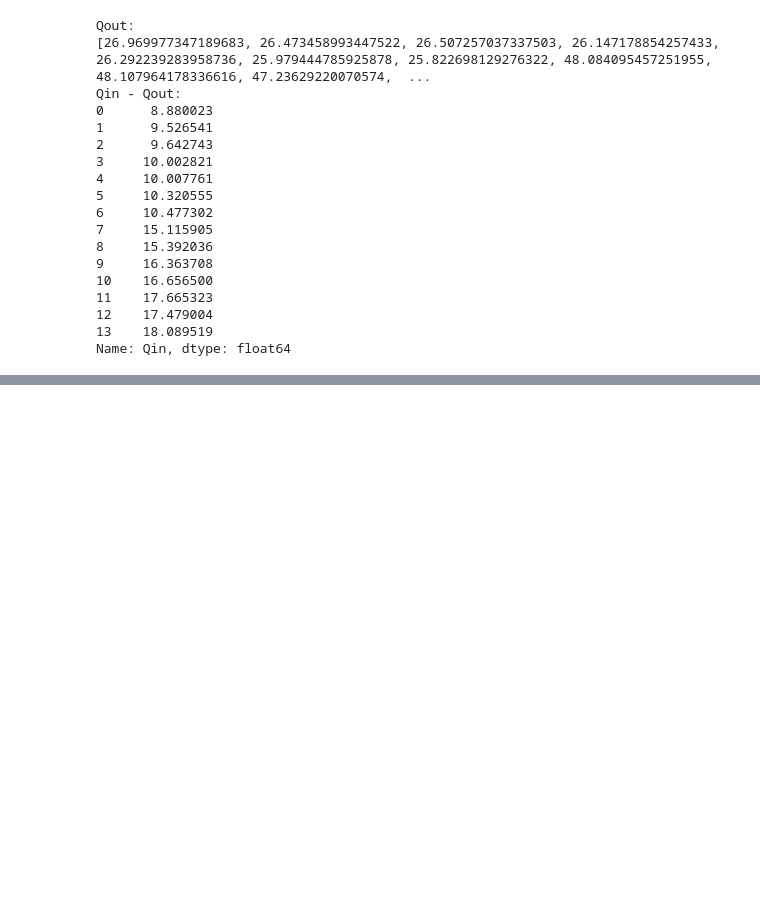
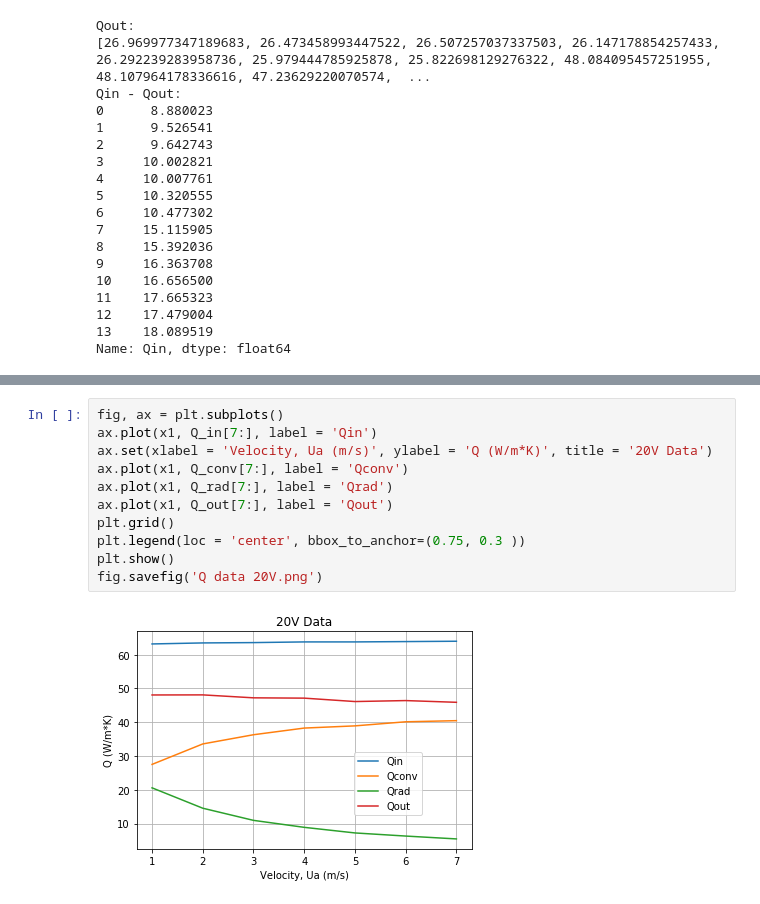
Before and after one commit to perrymoore/EML-4306c-Lab-3, a Jupyter notebook: Lab 3 EML4306c.ipynb, the cells around one changed output, grey strips where cells are left out. Drawn from its saved outputs; the diff is of its cells as text; blank space fills up the shorter version.

```diff
--- a/Lab 3 EML4306c.ipynb
+++ b/Lab 3 EML4306c.ipynb
@@ -154,0 +195,13 @@ Name: Qin, dtype: float64
+# %%
+fig, ax = plt.subplots()
+ax.plot(x1, Q_in[7:], label = 'Qin')
+ax.set(xlabel = 'Velocity, Ua (m/s)', ylabel = 'Q (W/m*K)', title = '20V Data')
+ax.plot(x1, Q_conv[7:], label = 'Qconv')
+ax.plot(x1, Q_rad[7:], label = 'Qrad')
+ax.plot(x1, Q_out[7:], label = 'Qout')
+plt.grid()
+plt.legend(loc = 'center', bbox_to_anchor=(0.75, 0.3 ))
+plt.show()
+fig.savefig('Q data 20V.png')
+# %% [output]
+[figure, added]
```
Also changed, not shown: parts of 2 cells of this notebook.
